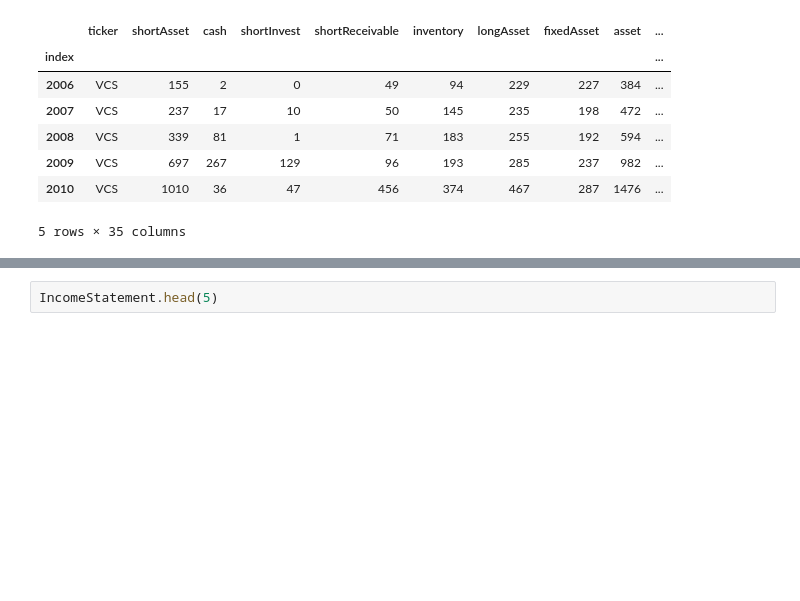
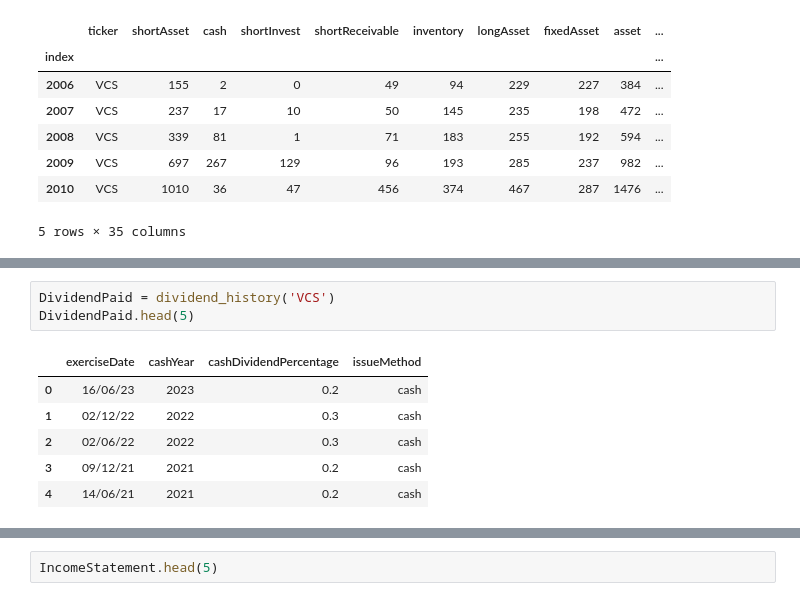
Before and after one commit to quang-g/VNStock-Analysis, a Jupyter notebook: VCS.ipynb, the cells around one changed output, grey strips where cells are left out. Drawn from its saved outputs; the diff is of its cells as text; blank space fills up the shorter version.

```diff
--- a/VCS.ipynb
+++ b/VCS.ipynb
@@ -77,0 +90,10 @@ BalanceSheet.head(5)
+# %%
+DividendPaid = dividend_history('VCS')
+DividendPaid.head(5)
+# %% [output]
+|  | exerciseDate | cashYear | cashDividendPercentage | issueMethod |
+| 0 | 16/06/23 | 2023 | 0.2 | cash |
+| 1 | 02/12/22 | 2022 | 0.3 | cash |
+| 2 | 02/06/22 | 2022 | 0.3 | cash |
+| 3 | 09/12/21 | 2021 | 0.2 | cash |
+| 4 | 14/06/21 | 2021 | 0.2 | cash |
```
Also changed, not shown: parts of 6 cells of this notebook.
